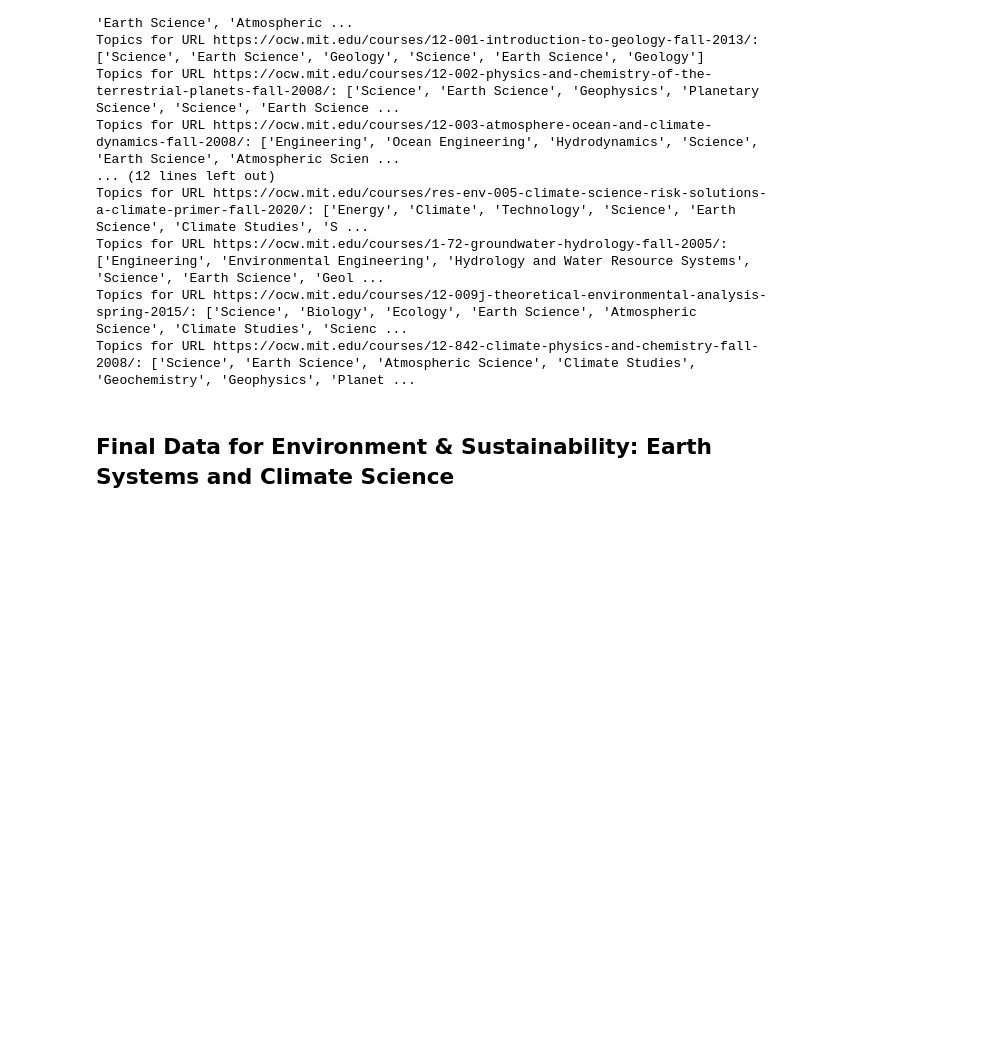
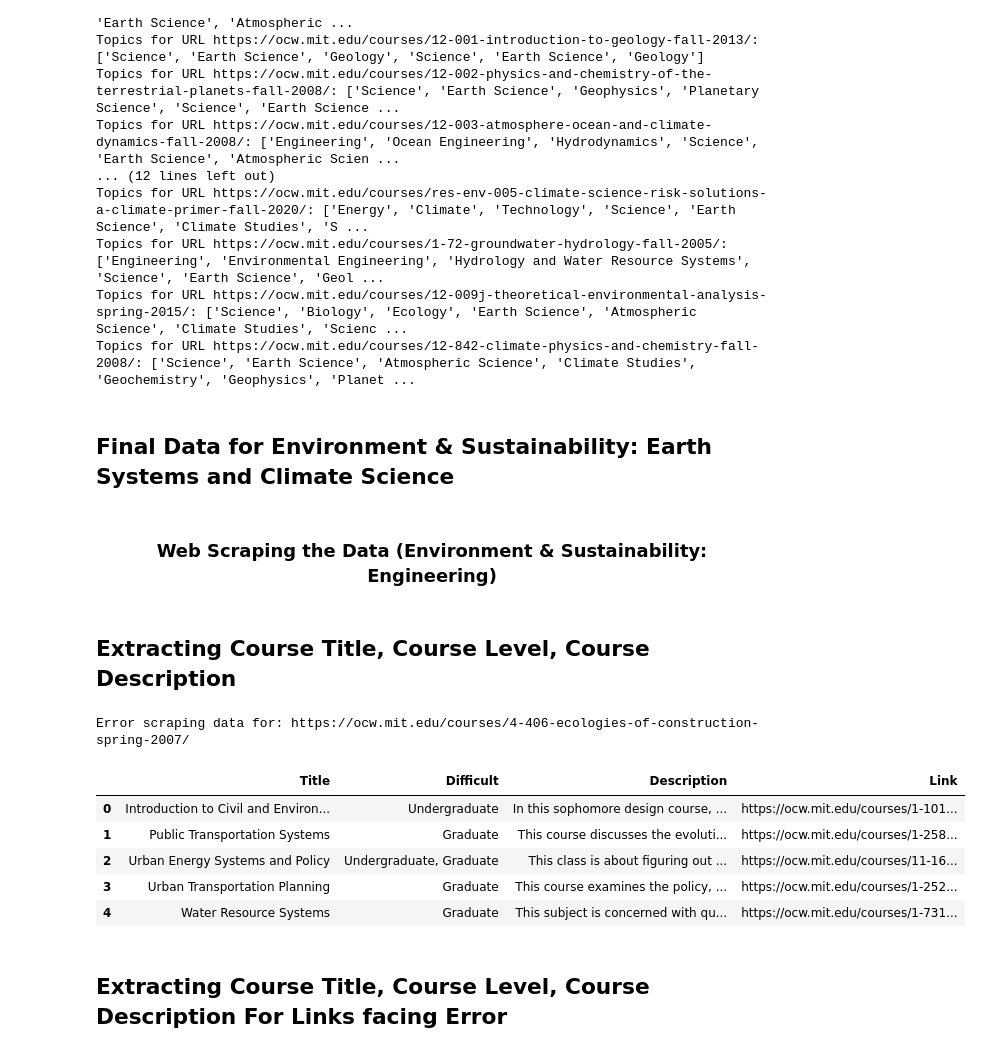
Before and after one commit to MuhammadUmerKhan/RecoVista-AI-Powered-Recommendation-Engine, a Jupyter notebook: ipynb/web_Scrapping.ipynb, the cells around one changed output. Drawn from its saved outputs; the diff is of its cells as text; code cells hidden in the pictures; blank space fills up the shorter version.

```diff
--- a/ipynb/web_Scrapping.ipynb
+++ b/ipynb/web_Scrapping.ipynb
@@ -17,10 +17,10 @@ import requests
 # %% [markdown]
 ## Extracting Course Title, Course Level, Course Description
 # %%
-driver = webdriver.Chrome()  # Replace with your preferred browser
+driver = webdriver.Chrome()
 
 # Load the webpage
-url = "https://ocw.mit.edu/course-lists/environment-earth-systems-and-climate-science-5/"  # Replace with the actual URL
+url = "https://ocw.mit.edu/course-lists/environment-earth-systems-and-climate-science-5/"
 driver.get(url)
 
 # Find all course cards
@@ -33,13 +33,11 @@ for card in course_cards:
     course_level = card.find_element(By.CSS_SELECTOR, ".level").text
     course_link = card.find_element(By.CSS_SELECTOR, "a").get_attribute("href")
 
-    # Open the course link in a new tab
     driver.execute_script(f"window.open('{course_link}', '_blank');")
     driver.switch_to.window(driver.window_handles[-1])
 
-    # Handle collapsible description (modify selectors if needed)
     try:
-        # Check for "expand-description" button (for collapsible descriptions)
+
         show_more_button = driver.find_element(By.ID, "expand-description")
         if show_more_button:
             show_more_button.click()
@@ -54,7 +52,7 @@ for card in course_cards:
                 'Link': course_link
             })
         else:
-            course_description = driver.find_element(By.ID, "full-description").text
+            course_description = driver.find_element(By.CSS_SELECTOR, "#full-description").text
 
             courses_data.append({'Description': np.nan})
 
@@ -64,11 +62,9 @@ for card in course_cards:
         print(f"Error scraping data for: {course_link}")
 
 
-    # Close the current tab
     driver.close()
     driver.switch_to.window(driver.window_handles[0])
 
-# Close the main browser window
 driver.quit()
 # %% [output]
 Error scraping data for: https://ocw.mit.edu/courses/1-72-groundwater-hydrology-fall-2005/
@@ -274,0 +269,68 @@ Topics for URL https://ocw.mit.edu/courses/12-842-climate-physics-and-chemistry-
+# %% [markdown]
+### <center><b> Web Scraping the Data (Environment & Sustainability: Engineering)
+# %% [markdown]
+## Extracting Course Title, Course Level, Course Description
+# %%
+driver = webdriver.Chrome()
+
+# Load the webpage
+url = "https://ocw.mit.edu/course-lists/environment-engineering-for-sustainability-5/"
+driver.get(url)
+
+# Find all course cards
+course_cards = driver.find_elements(By.CSS_SELECTOR, ".card.course-collection-row.mb-1")
+courses_data = []
+for card in course_cards:
+    # Extract information from each card
+    course_title = card.find_element(By.CSS_SELECTOR, ".course-title h4").text
+    course_number = card.find_element(By.CSS_SELECTOR, ".coursenum").text
+    course_level = card.find_element(By.CSS_SELECTOR, ".level").text
+    course_link = card.find_element(By.CSS_SELECTOR, "a").get_attribute("href")
+
+    driver.execute_script(f"window.open('{course_link}', '_blank');")
+    driver.switch_to.window(driver.window_handles[-1])
+
+    try:
+        show_more_button = driver.find_element(By.ID, "expand-description")
+        if show_more_button:
+            show_more_button.click()
+            WebDriverWait(driver, 10).until(
+                EC.presence_of_element_located((By.CSS_SELECTOR, "#expanded-description"))
+            )
+            course_description = driver.find_element(By.CSS_SELECTOR, "#expanded-description").text
+            courses_data.append({
+                'Title':course_title,
+                'Difficult':course_level,
+                'Description':course_description,
+                'Link': course_link
+            })
+        else:
+            course_description = driver.find_element(By.ID, "full-description").text
+
+            courses_data.append({'Description': np.nan})
+
+        # print(f"Course Title: {course_title}")
+        # print(f"Course Description: {course_description}")
+    except:
+        print(f"Error scraping data for: {course_link}")
+
+
+    driver.close()
+    driver.switch_to.window(driver.window_handles[0])
+
+driver.quit()
+# %% [output]
+Error scraping data for: https://ocw.mit.edu/courses/4-406-ecologies-of-construction-spring-2007/
+# %%
+courses_data_df = pd.DataFrame(courses_data)
+# %%
+courses_data_df.head()
+# %% [output]
+|  | Title | Difficult | Description | Link |
+| 0 | Introduction to Civil and Environ... | Undergraduate | In this sophomore design course, ... | https://ocw.mit.edu/courses/1-101... |
+| 1 | Public Transportation Systems | Graduate | This course discusses the evoluti... | https://ocw.mit.edu/courses/1-258... |
+| 2 | Urban Energy Systems and Policy | Undergraduate, Graduate | This class is about figuring out ... | https://ocw.mit.edu/courses/11-16... |
+| 3 | Urban Transportation Planning | Graduate | This course examines the policy, ... | https://ocw.mit.edu/courses/1-252... |
+| 4 | Water Resource Systems | Graduate | This subject is concerned with qu... | https://ocw.mit.edu/courses/1-731... |
+# %% [markdown]
+## Extracting Course Title, Course Level, Course Description For Links facing Error
```
Also changed, not shown: parts of 19 cells of this notebook, 2 other files.
